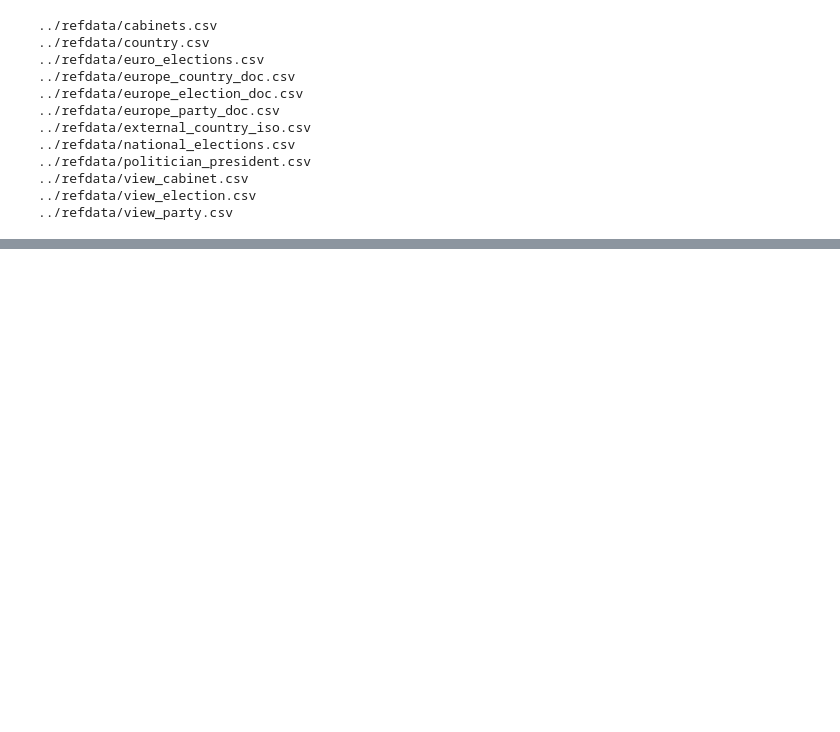
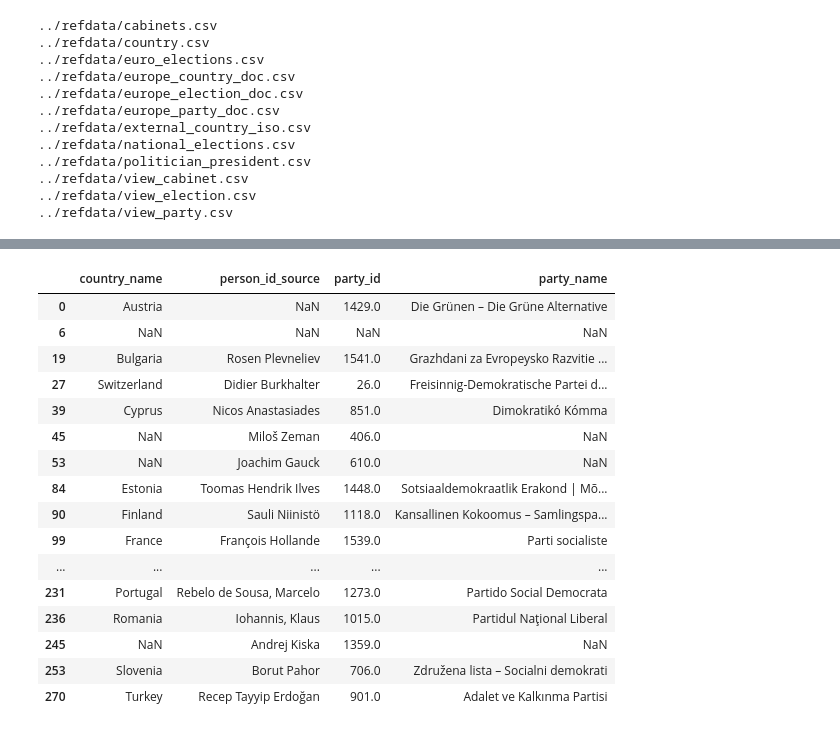
Before and after one commit to kebuhcah/kebucah-herokuapp, a Jupyter notebook: notebooks/parlgov_merge.ipynb, the cells around one changed output, grey strips where cells are left out. Cells and saved outputs as stored; diff of their text form; code cells hidden in the pictures; blank space fills up the shorter version.

Commit message:
attempt to include president data (incomplete)

```diff
--- a/notebooks/parlgov_merge.ipynb
+++ b/notebooks/parlgov_merge.ipynb
@@ -181,0 +158,26 @@ ExternalCountry[ExternalCountry.iso3.str.startswith('S')]
+# %%
+PoliticianPresident=pd.read_csv('../refdata/politician_president.csv')
+#ExternalCountry=ExternalCountry[(ExternalCountry.continent=='Europe')|(ExternalCountry.iso3.isin(['RUS','CYP','CYN','TUR']))]
+PoliticianPresident.start_date=PoliticianPresident.start_date.apply(dateutil.parser.parse)
+
+PoliticianPresident=PoliticianPresident[PoliticianPresident.end_date.isnull()].sort_values('start_date')
+PoliticianPresident
+Cabinets.merge(PoliticianPresident,on='country_id',how='left',suffixes=('_','')).merge(Cabinets,on='party_id',how='left',suffixes=('_',''))[['country_name','person_id_source','party_id','party_name']].drop_duplicates()
+# %% [output]
+|  | country_name | person_id_source | party_id | party_name |
+| 0 | Austria | NaN | 1429.0 | Die Grünen – Die Grüne Alternative |
+| 6 | NaN | NaN | NaN | NaN |
+| 19 | Bulgaria | Rosen Plevneliev | 1541.0 | Grazhdani za Evropeysko Razvitie ... |
+| 27 | Switzerland | Didier Burkhalter | 26.0 | Freisinnig-Demokratische Partei d... |
+| 39 | Cyprus | Nicos Anastasiades | 851.0 | Dimokratikó Kómma |
+| 45 | NaN | Miloš Zeman | 406.0 | NaN |
+| 53 | NaN | Joachim Gauck | 610.0 | NaN |
+| 84 | Estonia | Toomas Hendrik Ilves | 1448.0 | Sotsiaaldemokraatlik Erakond | Mõ... |
+| 90 | Finland | Sauli Niinistö | 1118.0 | Kansallinen Kokoomus – Samlingspa... |
+| 99 | France | François Hollande | 1539.0 | Parti socialiste |
+| ... | ... | ... | ... | ... |
+| 231 | Portugal | Rebelo de Sousa, Marcelo | 1273.0 | Partido Social Democrata |
+| 236 | Romania | Iohannis, Klaus | 1015.0 | Partidul Naţional Liberal |
+| 245 | NaN | Andrej Kiska | 1359.0 | NaN |
+| 253 | Slovenia | Borut Pahor | 706.0 | Združena lista – Socialni demokrati |
+| 270 | Turkey | Recep Tayyip Erdoğan | 901.0 | Adalet ve Kalkınma Partisi |
```
Also changed, not shown: parts of 1 cell of this notebook.
